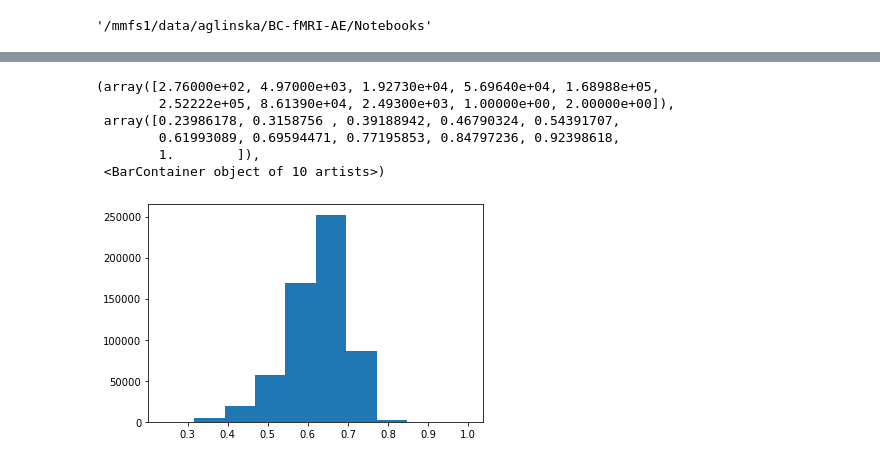
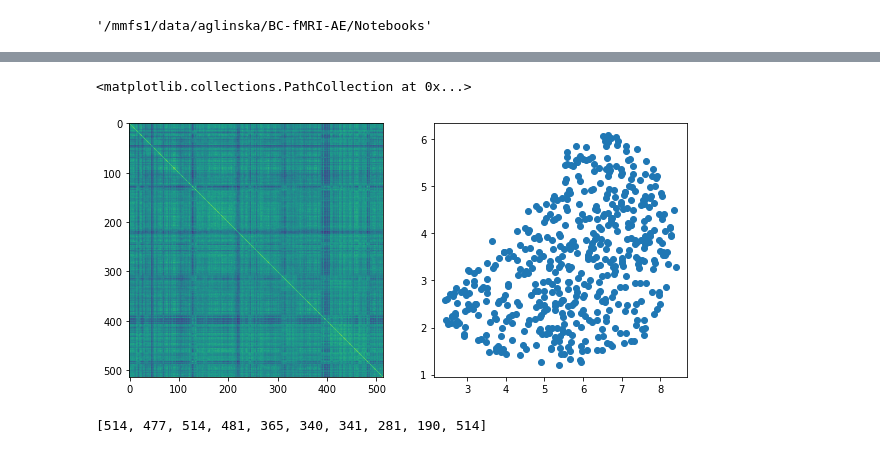
Before and after one commit to Aglinskas/BC-fMRI-AE, a Jupyter notebook: Notebooks/00-rsa-ROI-cmats.ipynb, the cells around one changed output, grey strips where cells are left out. Saved outputs shown, nothing was run; the diff lists cells and outputs as text; code cells hidden in the pictures.

```diff
--- a/Notebooks/00-rsa-ROI-cmats.ipynb
+++ b/Notebooks/00-rsa-ROI-cmats.ipynb
@@ -106,10 +81,0 @@ plt.imshow(np.corrcoef(cmats.reshape(cmats.shape[0],-1)))
-# %%
-plt.hist(get_triu(np.corrcoef(cmats.reshape(cmats.shape[0],-1))))
-# %% [output]
-(array([2.76000e+02, 4.97000e+03, 1.92730e+04, 5.69640e+04, 1.68988e+05,
-        2.52222e+05, 8.61390e+04, 2.49300e+03, 1.00000e+00, 2.00000e+00]),
- array([0.23986178, 0.3158756 , 0.39188942, 0.46790324, 0.54391707,
-        0.61993089, 0.69594471, 0.77195853, 0.84797236, 0.92398618,
-        1.        ]),
- <BarContainer object of 10 artists>)
-[figure, removed]
@@ -116,3 +88,17 @@ plt.hist(get_triu(np.corrcoef(cmats.reshape(cmats.shape[0],-1))))
+# %%
+umap_cmats_asd = UMAP(n_components=2).fit_transform(cmats_asd.reshape(cmats_asd.shape[0],-1))
+
+plt.figure(figsize=(10,5))
+plt.subplot(1,2,1,box_aspect=1);plt.title('UMAP scatterplot')
+plt.imshow(np.corrcoef(cmats_asd.reshape(cmats_asd.shape[0],-1)))
+plt.subplot(1,2,2,box_aspect=1)
+plt.scatter(umap_cmats_asd[:,0],umap_cmats_asd[:,1]);plt.title('UMAP scatterplot')
+
+##plt.tight_layout()
+#plt.subplots_adjust()
+# %% [output]
+<matplotlib.collections.PathCollection at 0x...>
+[figure, added]
 # %%
 patients = df['DX_GROUP'].values==1
 # %%
@@ -131,0 +149,4 @@ def key_rsa(key,data_scale='ratio', metric='euclidean'):
+# %%
+[rsa_result['n'] for rsa_result in rsa_results]
+# %% [output]
+[514, 477, 514, 481, 365, 340, 341, 281, 190, 514]
```
Also changed, not shown: parts of 24 cells of this notebook, 3 other files.
